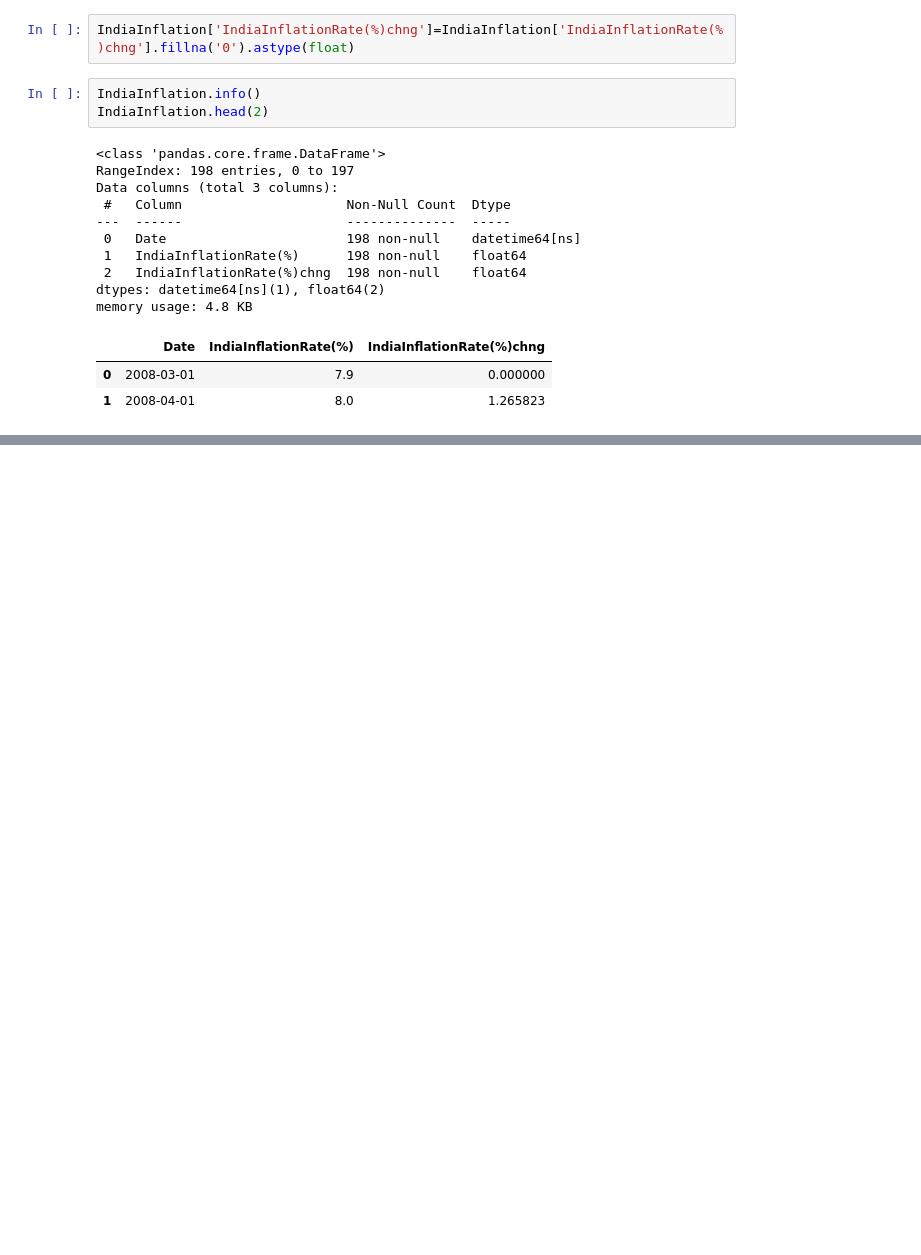
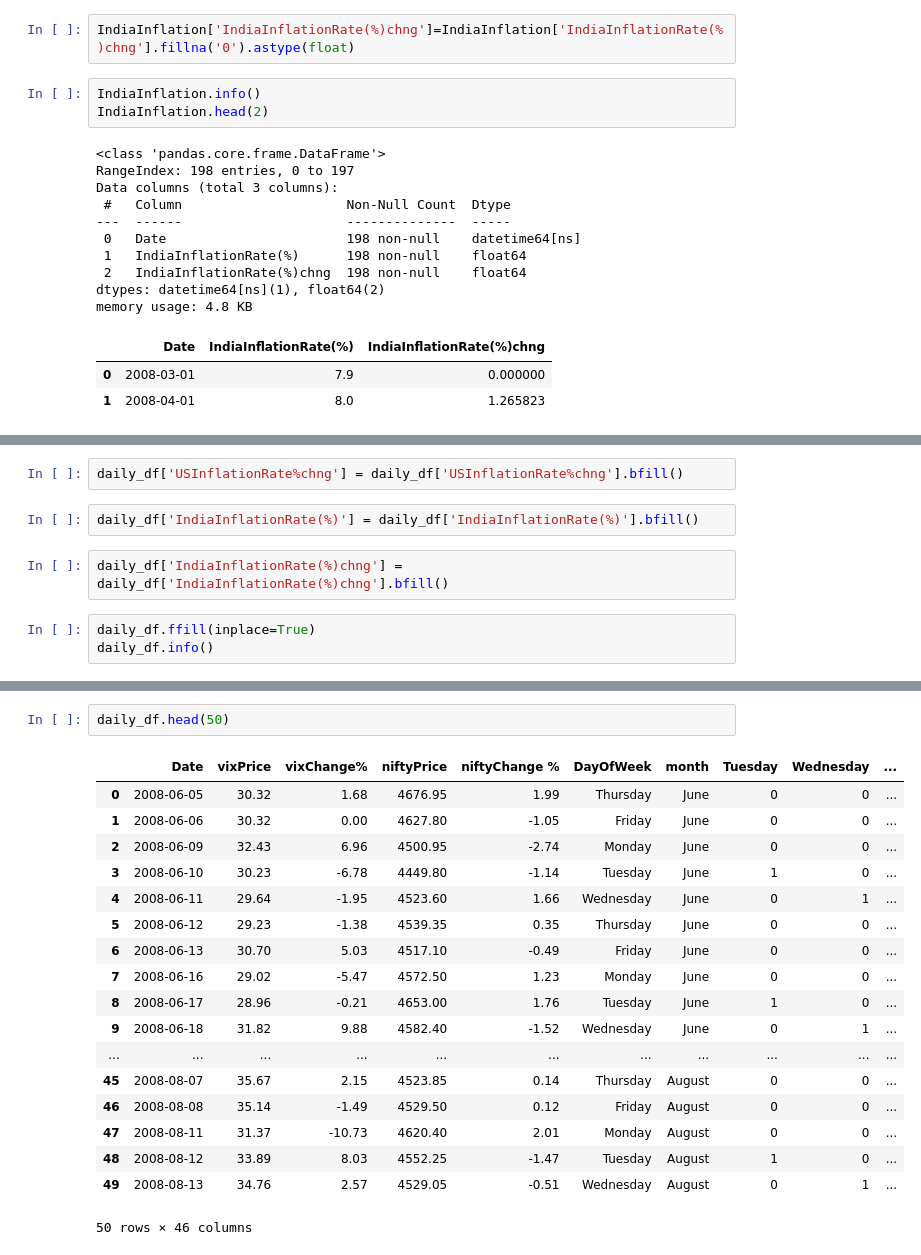
Before and after one commit to albertodavincishekhawat/Nifty-PredictionbyMacro, a Jupyter notebook: MarketPredictionUsingMacroDataUsingTFT.ipynb, the cells around one changed output, grey strips where cells are left out. Drawn from its saved outputs; the diff is of its cells as text; blank space fills up the shorter version.

```diff
--- a/MarketPredictionUsingMacroDataUsingTFT.ipynb
+++ b/MarketPredictionUsingMacroDataUsingTFT.ipynb
@@ -716,0 +798,9 @@ memory usage: 4.8 KB
+# %%
+daily_df['USInflationRate%chng'] = daily_df['USInflationRate%chng'].bfill()
+# %%
+daily_df['IndiaInflationRate(%)'] = daily_df['IndiaInflationRate(%)'].bfill()
+# %%
+daily_df['IndiaInflationRate(%)chng'] = daily_df['IndiaInflationRate(%)chng'].bfill()
+# %%
+daily_df.ffill(inplace=True)
+daily_df.info()
@@ -716,0 +825,21 @@ memory usage: 4.8 KB
+# %%
+daily_df.head(50)
+# %% [output]
+|  | Date | vixPrice | vixChange% | niftyPrice | niftyChange % | DayOfWeek | month | Tuesday | Wednesday | ... |
+| 0 | 2008-06-05 | 30.32 | 1.68 | 4676.95 | 1.99 | Thursday | June | 0 | 0 | ... |
+| 1 | 2008-06-06 | 30.32 | 0.00 | 4627.80 | -1.05 | Friday | June | 0 | 0 | ... |
+| 2 | 2008-06-09 | 32.43 | 6.96 | 4500.95 | -2.74 | Monday | June | 0 | 0 | ... |
+| 3 | 2008-06-10 | 30.23 | -6.78 | 4449.80 | -1.14 | Tuesday | June | 1 | 0 | ... |
+| 4 | 2008-06-11 | 29.64 | -1.95 | 4523.60 | 1.66 | Wednesday | June | 0 | 1 | ... |
+| 5 | 2008-06-12 | 29.23 | -1.38 | 4539.35 | 0.35 | Thursday | June | 0 | 0 | ... |
+| 6 | 2008-06-13 | 30.70 | 5.03 | 4517.10 | -0.49 | Friday | June | 0 | 0 | ... |
+| 7 | 2008-06-16 | 29.02 | -5.47 | 4572.50 | 1.23 | Monday | June | 0 | 0 | ... |
+| 8 | 2008-06-17 | 28.96 | -0.21 | 4653.00 | 1.76 | Tuesday | June | 1 | 0 | ... |
+| 9 | 2008-06-18 | 31.82 | 9.88 | 4582.40 | -1.52 | Wednesday | June | 0 | 1 | ... |
+| ... | ... | ... | ... | ... | ... | ... | ... | ... | ... | ... |
+| 45 | 2008-08-07 | 35.67 | 2.15 | 4523.85 | 0.14 | Thursday | August | 0 | 0 | ... |
+| 46 | 2008-08-08 | 35.14 | -1.49 | 4529.50 | 0.12 | Friday | August | 0 | 0 | ... |
+| 47 | 2008-08-11 | 31.37 | -10.73 | 4620.40 | 2.01 | Monday | August | 0 | 0 | ... |
+| 48 | 2008-08-12 | 33.89 | 8.03 | 4552.25 | -1.47 | Tuesday | August | 1 | 0 | ... |
+| 49 | 2008-08-13 | 34.76 | 2.57 | 4529.05 | -0.51 | Wednesday | August | 0 | 1 | ... |
+50 rows × 46 columns
```
Also changed, not shown: parts of 11 cells of this notebook.
